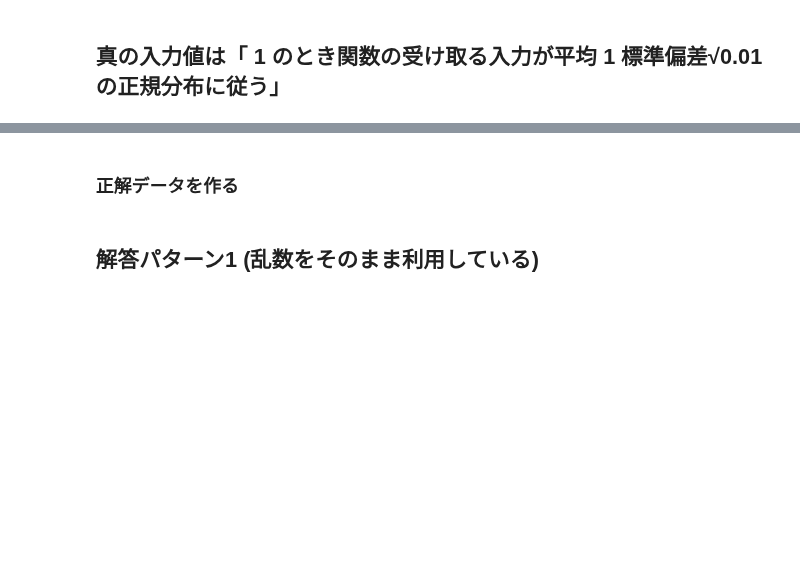
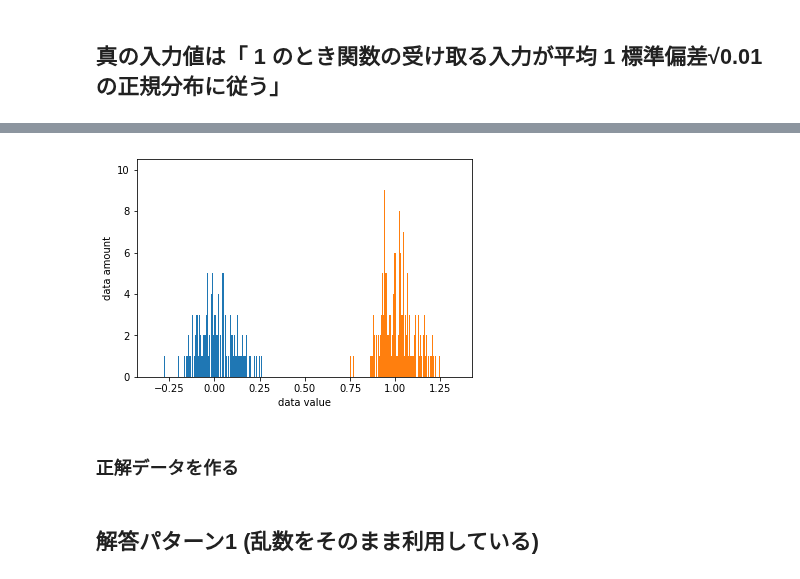
Before and after one commit to mpsamurai/ml-101-exercises, a Jupyter notebook: 04_perceptron/teraoka/04_perceptron.ipynb, the cells around one changed output, grey strips where cells are left out. Cells and saved outputs as stored; diff of their text form; code cells hidden in the pictures; blank space fills up the shorter version.

```diff
--- a/04_perceptron/teraoka/04_perceptron.ipynb
+++ b/04_perceptron/teraoka/04_perceptron.ipynb
@@ -246,7 +244,9 @@ mean_squared_error :  0.5
 # %%
-# plt.hist(input_0_data[0], 5000)
-# plt.hist(input_1_data[0], 5000)
-# plt.xlabel('data value')
-# plt.ylabel('data amount')
-# plt.show()
+plt.hist(input_0_data[0], 5000)
+plt.hist(input_1_data[0], 5000)
+plt.xlabel('data value')
+plt.ylabel('data amount')
+plt.show()
+# %% [output]
+[figure, added]
 # %%
```
Also changed, not shown: parts of 13 cells of this notebook, 5 other files.
